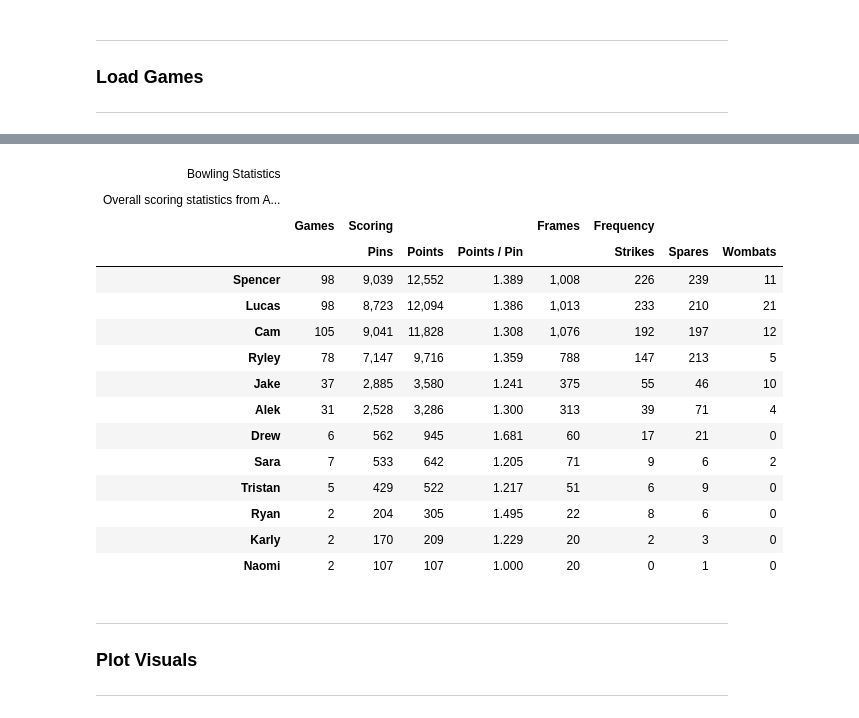
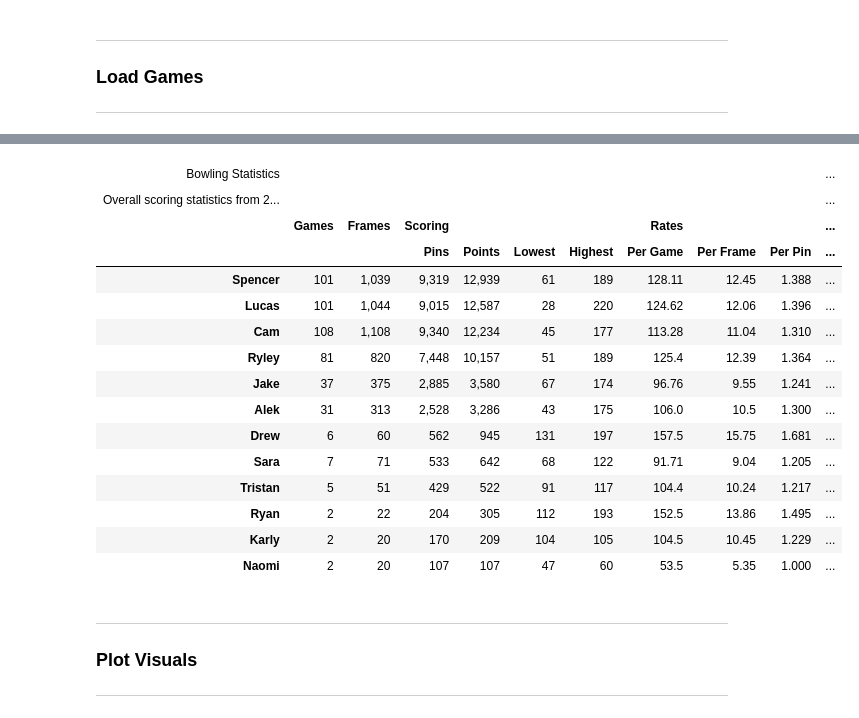
Before and after one commit to lucas-nelson-uiuc/pinsdb, a Jupyter notebook: test.ipynb, the cells around one changed output, grey strips where cells are left out. Cells and saved outputs as stored; diff of their text form; code cells hidden in the pictures.

```diff
--- a/test.ipynb
+++ b/test.ipynb
@@ -10,6 +10,9 @@ import polars as pl
 from pinsdb.namespace.expressions import Bowling
 # %%
 all_games = Game.load_games()
+all_games = sorted(
+    Game.load_games(), key=lambda g: (g.date, g.game_id, g.bowler.bowler_id)
+)
 bowler_frame = (
     pl.DataFrame([attrs.asdict(game) for game in all_games])
     .with_columns(pl.col("bowler").struct.field("bowler_id"))
@@ -94,58 +119,79 @@ shape: (12, 9)
 # %%
 from great_tables import GT, style, loc
+
+
+scoring_palette = "GnBu"
+rates_pallete = "Purples"
+frequency_palette = "Reds"
 
 gt_table = (
     GT(summary_table)
     .tab_header(
         title="Bowling Statistics",
-        subtitle="Overall scoring statistics from Aug 07, 2024 to Feb 10, 2025"
+        subtitle=f"Overall scoring statistics from {all_games[0].date} to {all_games[-1].date}",
     )
     .tab_stub(rowname_col="bowler_id")
-    .tab_spanner(label="Scoring", columns=["Pins", "Points", "Points / Pin"])
-    .tab_spanner(label="Frequency", columns=["Strikes", "Spares", "Wombats"])
+    .tab_spanner(label="Scoring", columns=scoring_columns)
+    .tab_spanner(label="Rates", columns=rates_columns)
+    .tab_spanner(label="Frequency", columns=frequency_columns)
+    # .fmt_nanoplot(col_recent_games, reference_line=200)
     .data_color(
         columns=["Pins"],
-        palette="GnBu",
+        palette=scoring_palette,
     )
     .data_color(
         columns=["Points"],
-        palette="GnBu",
+        palette=scoring_palette,
     )
     .data_color(
-        columns=["Points / Pin"],
-        palette="GnBu",
+        columns=["Lowest", "Highest"],
+        palette=scoring_palette,
+    )
+    .data_color(
+        columns=["Per Game"],
+        palette=rates_pallete,
+    )
+    .data_color(
+        columns=["Per Frame"],
+        palette=rates_pallete,
+    )
+    .data_color(
+        columns=["Per Pin"],
+        palette=rates_pallete,
     )
     .data_color(
         columns=["Strikes", "Spares"],
-        palette="Oranges",
+        palette=frequency_palette,
     )
+    .data_color(columns=["Wombats"], palette=frequency_palette)
     .data_color(
-        columns=["Wombats"],
-        palette="Oranges",
-        na_color="white"
+        columns=["Gutters"],
+        palette=frequency_palette,
     )
 )
 
-gt_table = gt_table.fmt_number(columns=["Pins", "Points", "Frames", "Strikes", "Spares", "Wombats"], decimals=0)
-gt_table = gt_table.fmt_number(columns=["Points / Pin"], decimals=3)
+gt_table = gt_table.fmt_number(
+    columns=["Pins", "Points", "Frames", "Strikes", "Spares", "Wombats"], decimals=0
+)
+gt_table = gt_table.fmt_number(columns=["Per Pin"], decimals=3)
 gt_table
 # %% [output]
-| Bowling Statistics |  |  |  |  |  |  |  |  |
-| Overall scoring statistics from A... |  |  |  |  |  |  |  |  |
-|  | Games | Scoring |  |  | Frames | Frequency |  |  |
-|  |  | Pins | Points | Points / Pin |  | Strikes | Spares | Wombats |
-| Spencer | 98 | 9,039 | 12,552 | 1.389 | 1,008 | 226 | 239 | 11 |
-| Lucas | 98 | 8,723 | 12,094 | 1.386 | 1,013 | 233 | 210 | 21 |
-| Cam | 105 | 9,041 | 11,828 | 1.308 | 1,076 | 192 | 197 | 12 |
-| Ryley | 78 | 7,147 | 9,716 | 1.359 | 788 | 147 | 213 | 5 |
-| Jake | 37 | 2,885 | 3,580 | 1.241 | 375 | 55 | 46 | 10 |
-| Alek | 31 | 2,528 | 3,286 | 1.300 | 313 | 39 | 71 | 4 |
-| Drew | 6 | 562 | 945 | 1.681 | 60 | 17 | 21 | 0 |
-| Sara | 7 | 533 | 642 | 1.205 | 71 | 9 | 6 | 2 |
-| Tristan | 5 | 429 | 522 | 1.217 | 51 | 6 | 9 | 0 |
-| Ryan | 2 | 204 | 305 | 1.495 | 22 | 8 | 6 | 0 |
-| Karly | 2 | 170 | 209 | 1.229 | 20 | 2 | 3 | 0 |
-| Naomi | 2 | 107 | 107 | 1.000 | 20 | 0 | 1 | 0 |
+| Bowling Statistics |  |  |  |  |  |  |  |  |  | ... |
+| Overall scoring statistics from 2... |  |  |  |  |  |  |  |  |  | ... |
+|  | Games | Frames | Scoring |  |  |  | Rates |  |  | ... |
+|  |  |  | Pins | Points | Lowest | Highest | Per Game | Per Frame | Per Pin | ... |
+| Spencer | 101 | 1,039 | 9,319 | 12,939 | 61 | 189 | 128.11 | 12.45 | 1.388 | ... |
+| Lucas | 101 | 1,044 | 9,015 | 12,587 | 28 | 220 | 124.62 | 12.06 | 1.396 | ... |
+| Cam | 108 | 1,108 | 9,340 | 12,234 | 45 | 177 | 113.28 | 11.04 | 1.310 | ... |
+| Ryley | 81 | 820 | 7,448 | 10,157 | 51 | 189 | 125.4 | 12.39 | 1.364 | ... |
+| Jake | 37 | 375 | 2,885 | 3,580 | 67 | 174 | 96.76 | 9.55 | 1.241 | ... |
+| Alek | 31 | 313 | 2,528 | 3,286 | 43 | 175 | 106.0 | 10.5 | 1.300 | ... |
+| Drew | 6 | 60 | 562 | 945 | 131 | 197 | 157.5 | 15.75 | 1.681 | ... |
+| Sara | 7 | 71 | 533 | 642 | 68 | 122 | 91.71 | 9.04 | 1.205 | ... |
+| Tristan | 5 | 51 | 429 | 522 | 91 | 117 | 104.4 | 10.24 | 1.217 | ... |
+| Ryan | 2 | 22 | 204 | 305 | 112 | 193 | 152.5 | 13.86 | 1.495 | ... |
+| Karly | 2 | 20 | 170 | 209 | 104 | 105 | 104.5 | 10.45 | 1.229 | ... |
+| Naomi | 2 | 20 | 107 | 107 | 47 | 60 | 53.5 | 5.35 | 1.000 | ... |
 # %% [markdown]
 ---
 ### Plot Visuals
```
Also changed, not shown: parts of 3 cells of this notebook, 4 other files.
